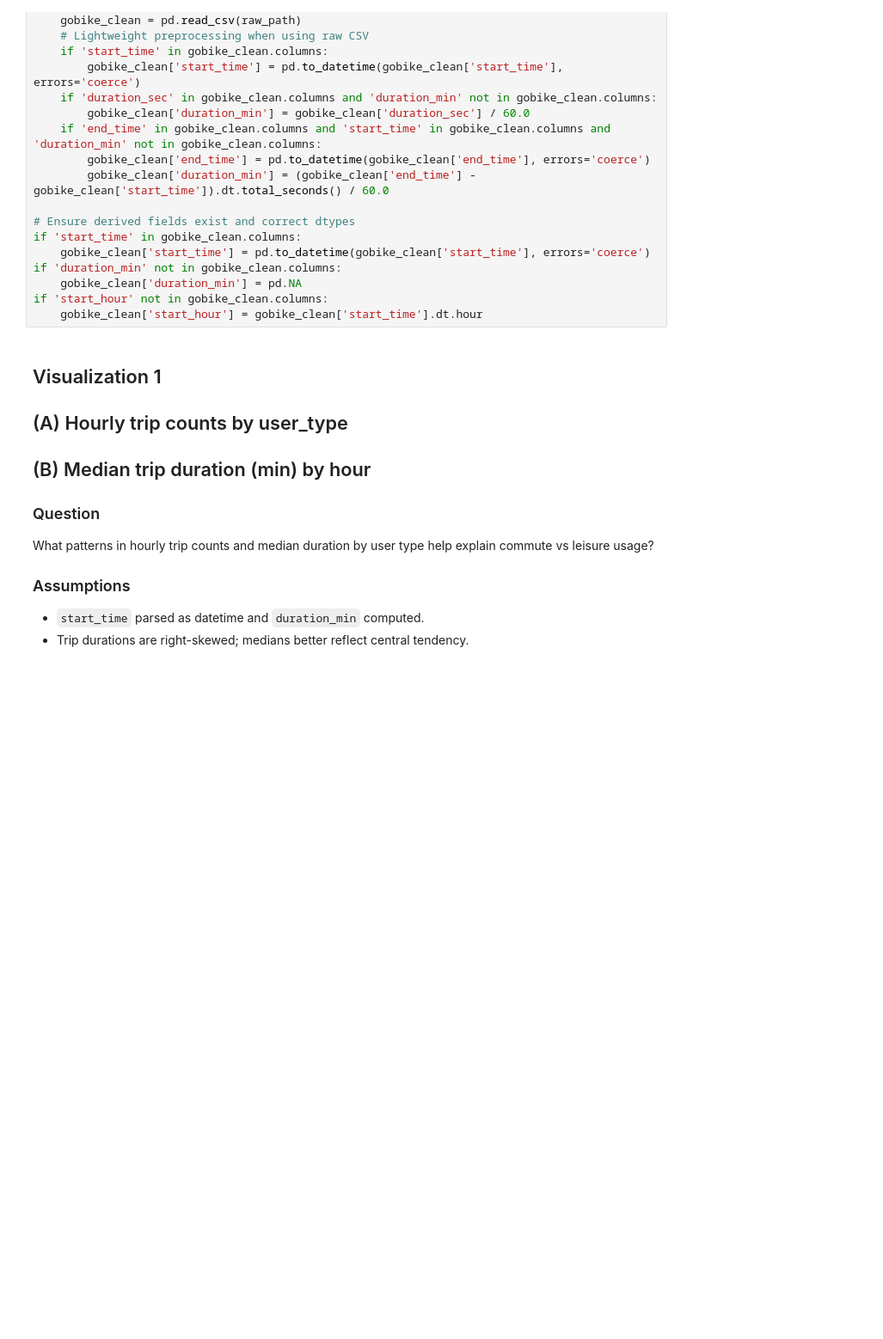
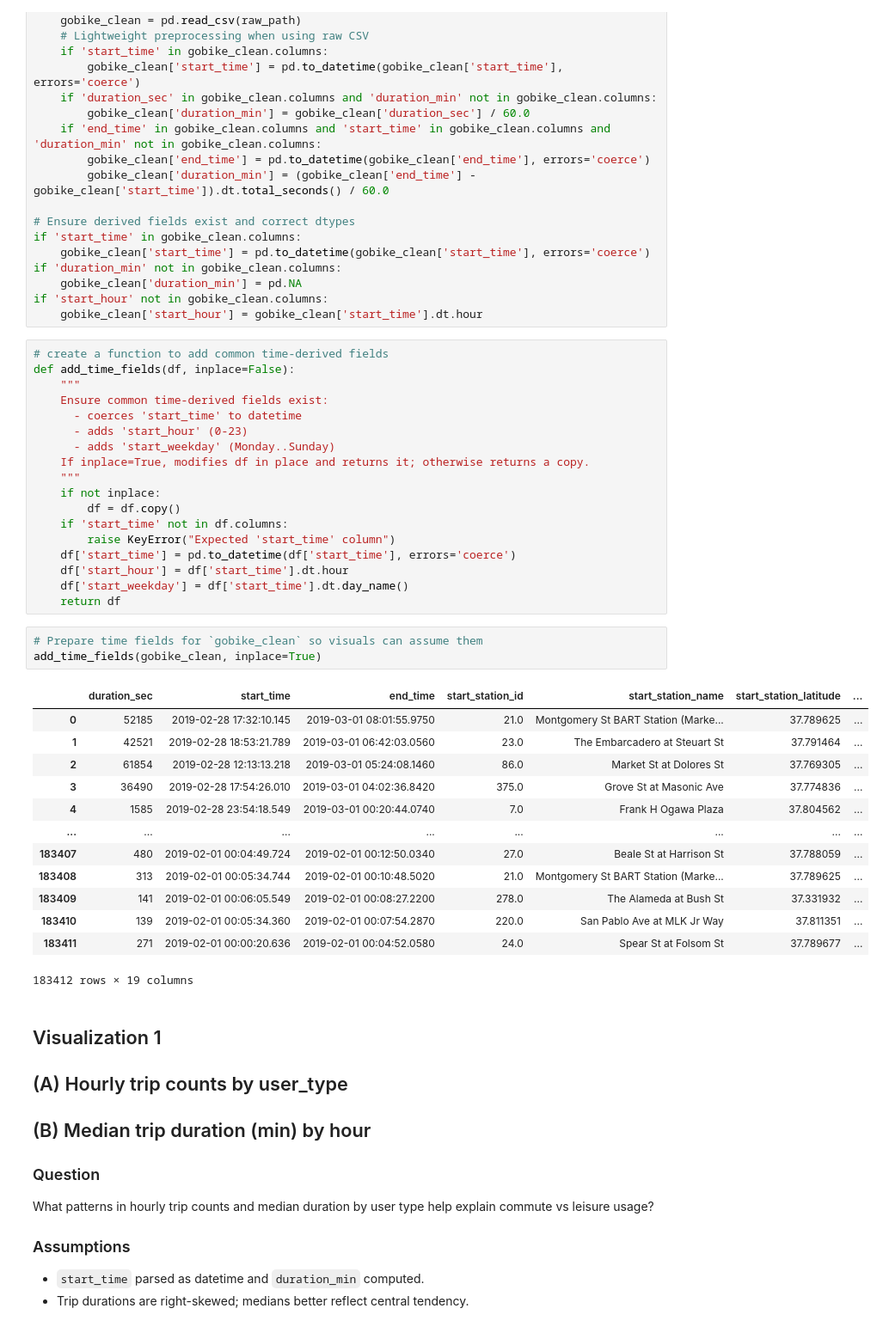
Before and after one commit to 86burke/DAND_Ford_GoBike_System, a Jupyter notebook: Part_II_slide_deck_template.ipynb, the cells around one changed output. Shown at 86% size. Cells and saved outputs as stored; diff of their text form; blank space fills up the shorter version.

```diff
--- a/Part_II_slide_deck_template.ipynb
+++ b/Part_II_slide_deck_template.ipynb
@@ -54,6 +51,41 @@ if 'duration_min' not in gobike_clean.columns:
     gobike_clean['duration_min'] = pd.NA
 if 'start_hour' not in gobike_clean.columns:
     gobike_clean['start_hour'] = gobike_clean['start_time'].dt.hour
+# %%
+# create a function to add common time-derived fields
+def add_time_fields(df, inplace=False):
+    """
+    Ensure common time-derived fields exist:
+      - coerces 'start_time' to datetime
+      - adds 'start_hour' (0-23)
+      - adds 'start_weekday' (Monday..Sunday)
+    If inplace=True, modifies df in place and returns it; otherwise returns a copy.
+    """
+    if not inplace:
+        df = df.copy()
+    if 'start_time' not in df.columns:
+        raise KeyError("Expected 'start_time' column")
+    df['start_time'] = pd.to_datetime(df['start_time'], errors='coerce')
+    df['start_hour'] = df['start_time'].dt.hour
+    df['start_weekday'] = df['start_time'].dt.day_name()
+    return df
+# %%
+# Prepare time fields for `gobike_clean` so visuals can assume them
+add_time_fields(gobike_clean, inplace=True)
+# %% [output]
+|  | duration_sec | start_time | end_time | start_station_id | start_station_name | start_station_latitude | ... |
+| 0 | 52185 | 2019-02-28 17:32:10.145 | 2019-03-01 08:01:55.9750 | 21.0 | Montgomery St BART Station (Marke... | 37.789625 | ... |
+| 1 | 42521 | 2019-02-28 18:53:21.789 | 2019-03-01 06:42:03.0560 | 23.0 | The Embarcadero at Steuart St | 37.791464 | ... |
+| 2 | 61854 | 2019-02-28 12:13:13.218 | 2019-03-01 05:24:08.1460 | 86.0 | Market St at Dolores St | 37.769305 | ... |
+| 3 | 36490 | 2019-02-28 17:54:26.010 | 2019-03-01 04:02:36.8420 | 375.0 | Grove St at Masonic Ave | 37.774836 | ... |
+| 4 | 1585 | 2019-02-28 23:54:18.549 | 2019-03-01 00:20:44.0740 | 7.0 | Frank H Ogawa Plaza | 37.804562 | ... |
+| ... | ... | ... | ... | ... | ... | ... | ... |
+| 183407 | 480 | 2019-02-01 00:04:49.724 | 2019-02-01 00:12:50.0340 | 27.0 | Beale St at Harrison St | 37.788059 | ... |
+| 183408 | 313 | 2019-02-01 00:05:34.744 | 2019-02-01 00:10:48.5020 | 21.0 | Montgomery St BART Station (Marke... | 37.789625 | ... |
+| 183409 | 141 | 2019-02-01 00:06:05.549 | 2019-02-01 00:08:27.2200 | 278.0 | The Alameda at Bush St | 37.331932 | ... |
+| 183410 | 139 | 2019-02-01 00:05:34.360 | 2019-02-01 00:07:54.2870 | 220.0 | San Pablo Ave at MLK Jr Way | 37.811351 | ... |
+| 183411 | 271 | 2019-02-01 00:00:20.636 | 2019-02-01 00:04:52.0580 | 24.0 | Spear St at Folsom St | 37.789677 | ... |
+183412 rows × 19 columns
 # %% [markdown]
 ## Visualization 1
 ## (A) Hourly trip counts by user_type
```
Also changed, not shown: parts of 15 cells of this notebook, 4 other files.
